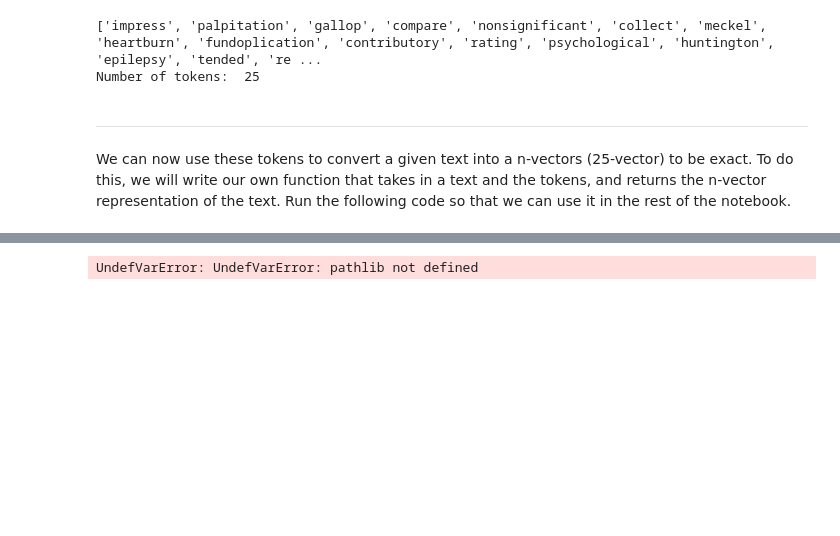
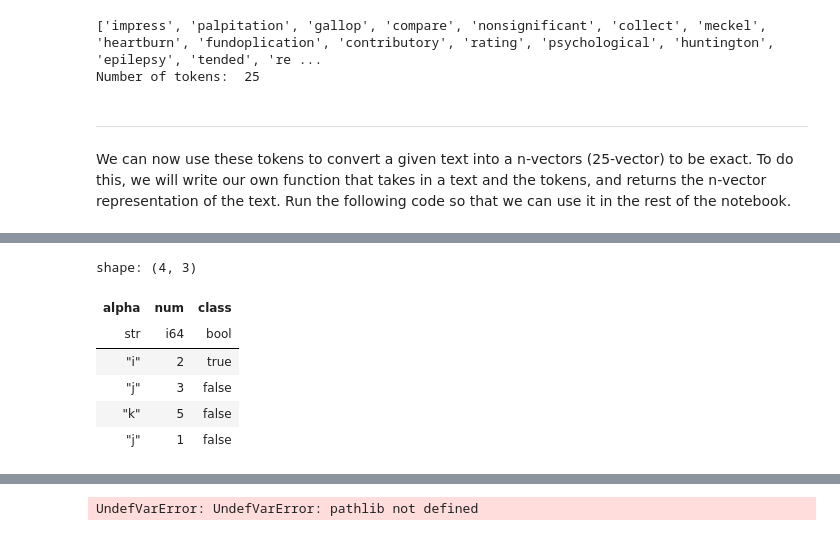
Before and after one commit to siva82kb/ALADA-Course, a Jupyter notebook: case_studies/case_study_01.ipynb, the cells around one changed output, grey strips where cells are left out. Drawn from its saved outputs; the diff is of its cells as text; code cells hidden in the pictures; blank space fills up the shorter version.

```diff
--- a/case_studies/case_study_01.ipynb
+++ b/case_studies/case_study_01.ipynb
@@ -162,0 +281,13 @@ There are many entries from the surgery medical speciality, and thus this will b
+# %%
+df3 = pl.DataFrame({'alpha':['i','j','k','j'],
+                    'num':[2,3,5,1],
+                    'class':[True,False,False,False]})
+df3
+# %% [output]
+shape: (4, 3)
+| alpha | num | class |
+| str | i64 | bool |
+| "i" | 2 | true |
+| "j" | 3 | false |
+| "k" | 5 | false |
+| "j" | 1 | false |
```
Also changed, not shown: parts of 13 cells of this notebook, 7 other files.
